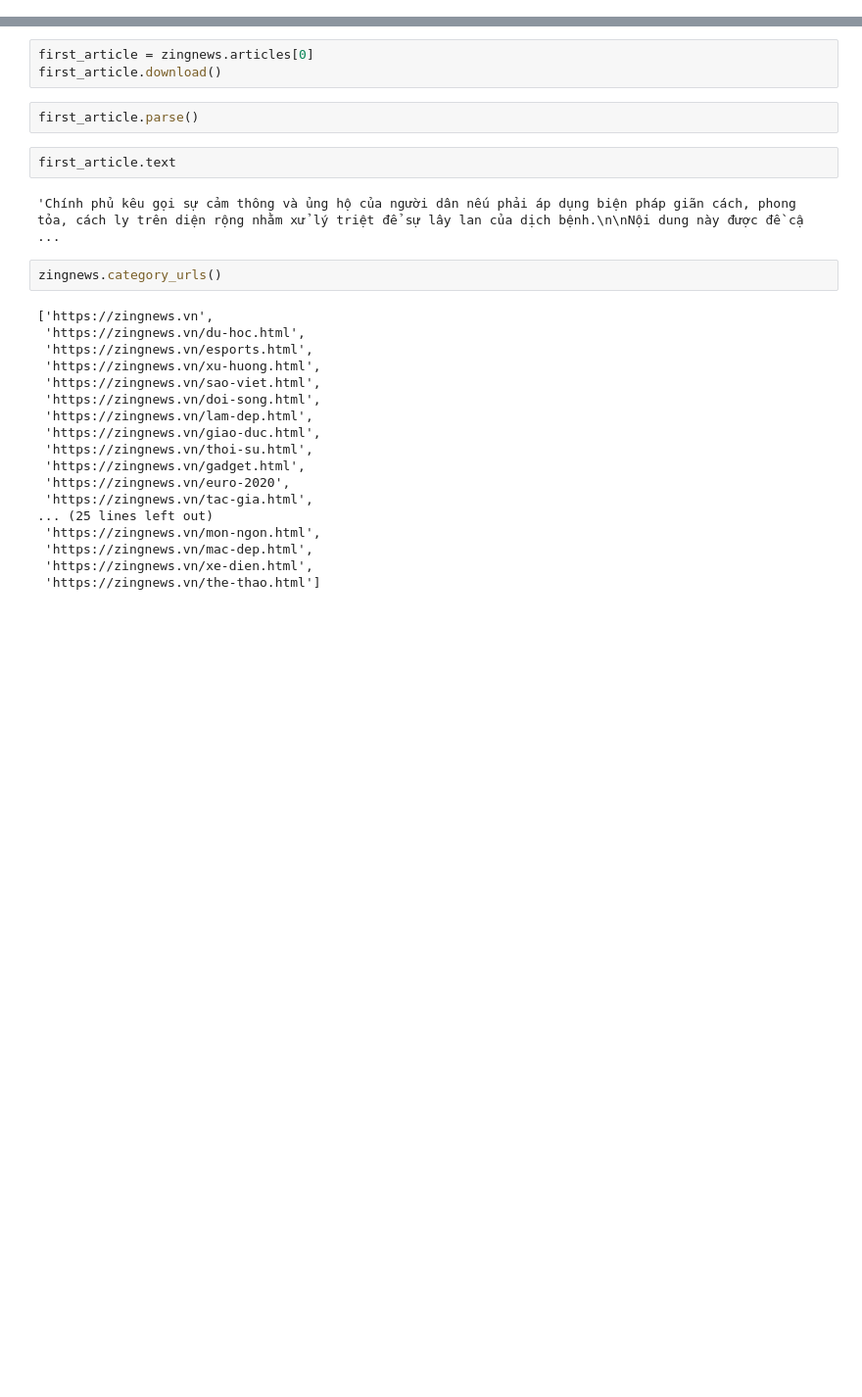
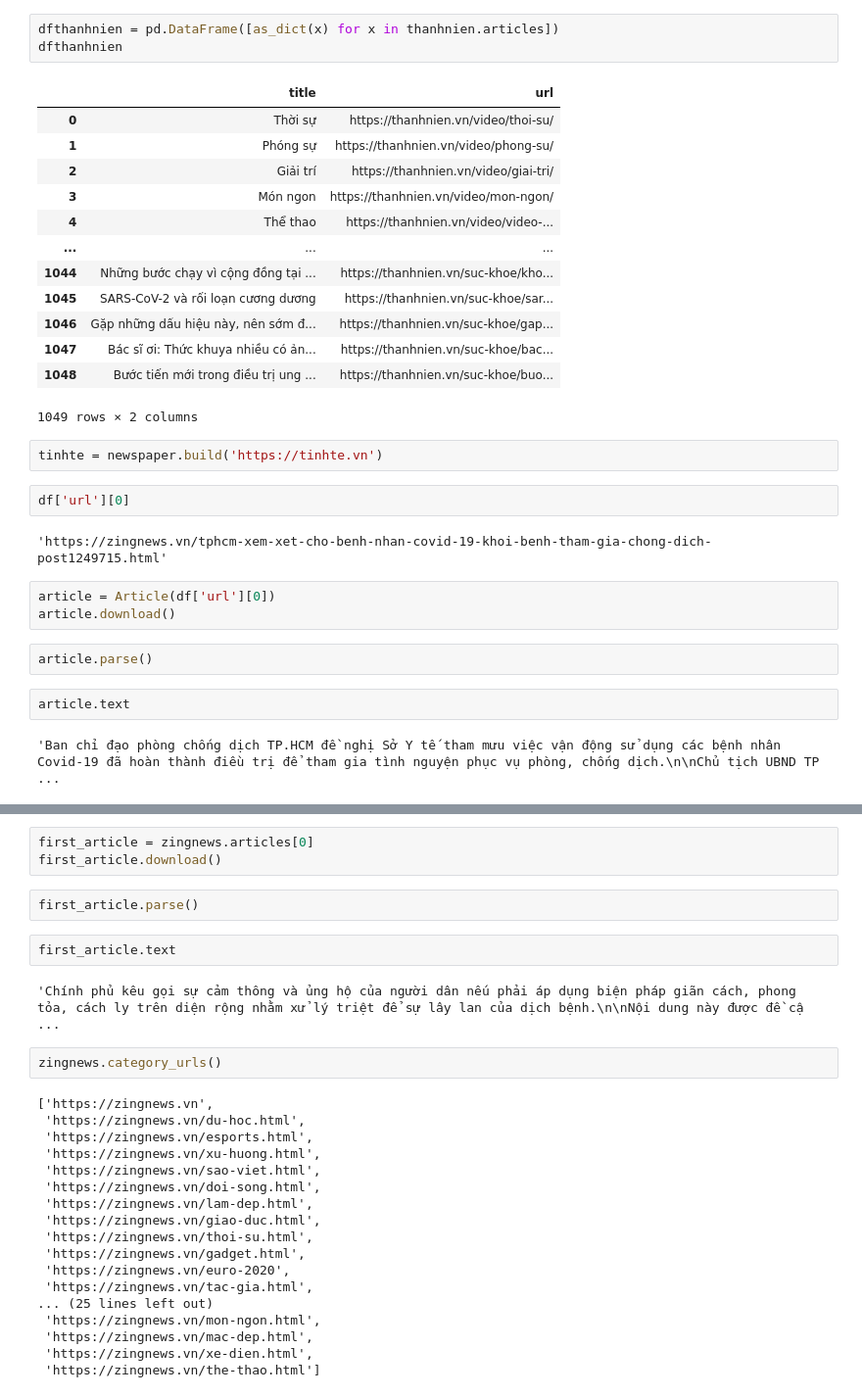
Before and after one commit to giatranhoang/newspaper, a Jupyter notebook: newspaper_crawl.ipynb, the cells around one changed output, grey strips where cells are left out. Shown at 98% size. Drawn from its saved outputs; the diff is of its cells as text; blank space fills up the shorter version.

```diff
--- a/newspaper_crawl.ipynb
+++ b/newspaper_crawl.ipynb
@@ -3,0 +182,32 @@ import pandas as pd
+# %%
+dfthanhnien = pd.DataFrame([as_dict(x) for x in thanhnien.articles])
+dfthanhnien
+# %% [output]
+|  | title | url |
+| 0 | Thời sự | https://thanhnien.vn/video/thoi-su/ |
+| 1 | Phóng sự | https://thanhnien.vn/video/phong-su/ |
+| 2 | Giải trí | https://thanhnien.vn/video/giai-tri/ |
+| 3 | Món ngon | https://thanhnien.vn/video/mon-ngon/ |
+| 4 | Thể thao | https://thanhnien.vn/video/video-... |
+| ... | ... | ... |
+| 1044 | Những bước chạy vì cộng đồng tại ... | https://thanhnien.vn/suc-khoe/kho... |
+| 1045 | SARS-CoV-2 và rối loạn cương dương | https://thanhnien.vn/suc-khoe/sar... |
+| 1046 | Gặp những dấu hiệu này, nên sớm đ... | https://thanhnien.vn/suc-khoe/gap... |
+| 1047 | Bác sĩ ơi: Thức khuya nhiều có ản... | https://thanhnien.vn/suc-khoe/bac... |
+| 1048 | Bước tiến mới trong điều trị ung ... | https://thanhnien.vn/suc-khoe/buo... |
+1049 rows × 2 columns
+# %%
+tinhte = newspaper.build('https://tinhte.vn')
+# %%
+df['url'][0]
+# %% [output]
+'https://zingnews.vn/tphcm-xem-xet-cho-benh-nhan-covid-19-khoi-benh-tham-gia-chong-dich-post1249715.html'
+# %%
+article = Article(df['url'][0])
+article.download()
+# %%
+article.parse()
+# %%
+article.text
+# %% [output]
+'Ban chỉ đạo phòng chống dịch TP.HCM đề nghị Sở Y tế tham mưu việc vận động sử dụng các bệnh nhân Covid-19 đã hoàn thành điều trị để tham gia tình nguyện phục vụ phòng, chống dịch.\n\nChủ tịch UBND TP ...
```
Also changed, not shown: parts of 63 cells of this notebook, 5 other files.
